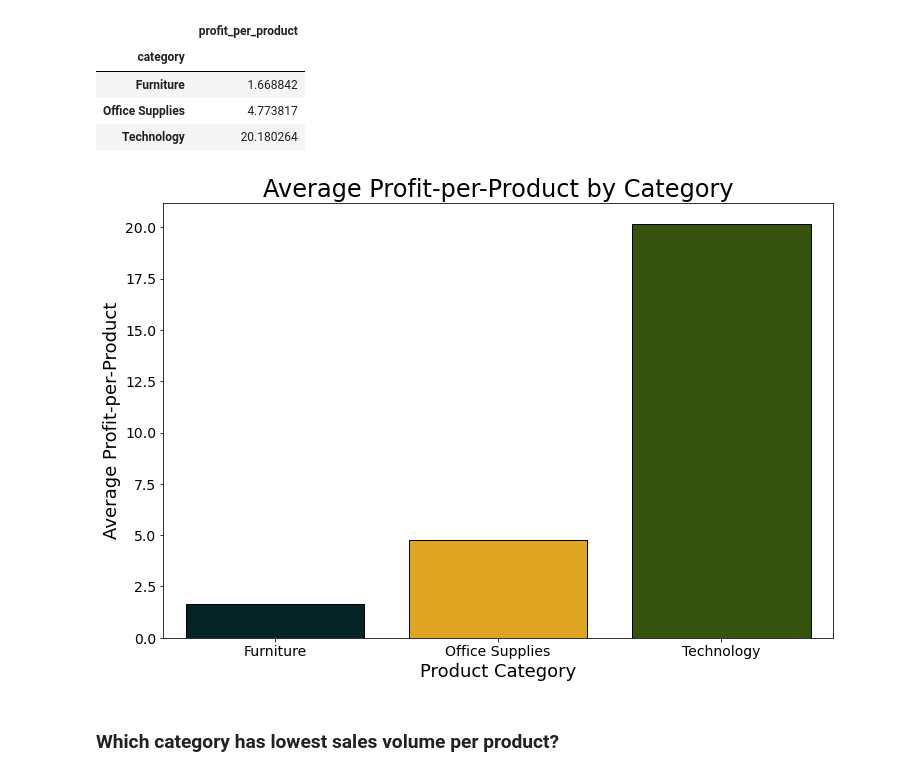
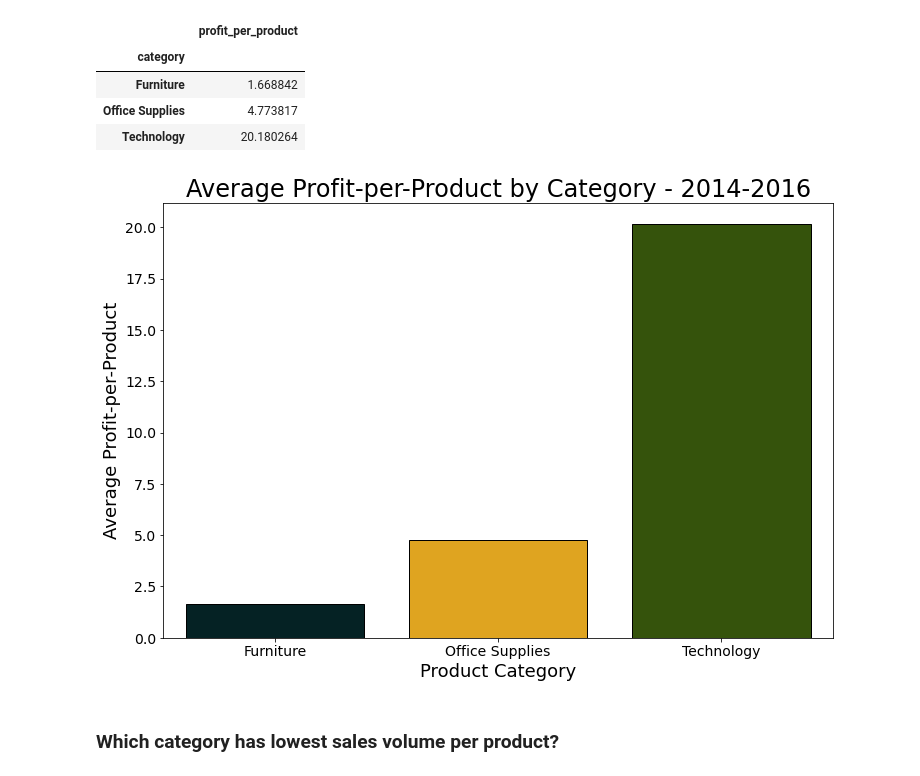
Before and after one commit to soap-dispersed/time-series-project, a Jupyter notebook: modeling_and_analysis_notebook.ipynb, the cells around one changed output. Cells and saved outputs as stored; diff of their text form; code cells hidden in the pictures.

```diff
--- a/modeling_and_analysis_notebook.ipynb
+++ b/modeling_and_analysis_notebook.ipynb
@@ -41,17 +46,17 @@ train.groupby('category').mean()[['profit_per_product']]
 # %%
 plt.figure(figsize=(12,8))
 canva_palette = ['#002729', '#FFB000', '#375F00', '#707E00', '#B39B00']
 sns.barplot(data=train, x='category', y='profit_per_product',
             ci=None, ec='black', palette=canva_palette)
-plt.title('Average Profit-per-Product by Category', fontsize=24)
+plt.title('Average Profit-per-Product by Category - 2014-2016', fontsize=24)
 plt.ylabel('Average Profit-per-Product', fontsize=18)
 plt.xlabel('Product Category', fontsize=18)
 plt.xticks(fontsize=14)
 plt.yticks(fontsize=14)
-plt.savefig('profit_per_product_by_category.jpeg')
+plt.savefig('profit_per_product_by_category_2014_2016.jpeg')
 plt.show()
 # %% [output]
-[figure, old version]
+[figure, new version]
 # %% [markdown]
 ### Which category has lowest sales volume per product?
 # %%
```
Also changed, not shown: parts of 14 cells of this notebook, 1 other file.
